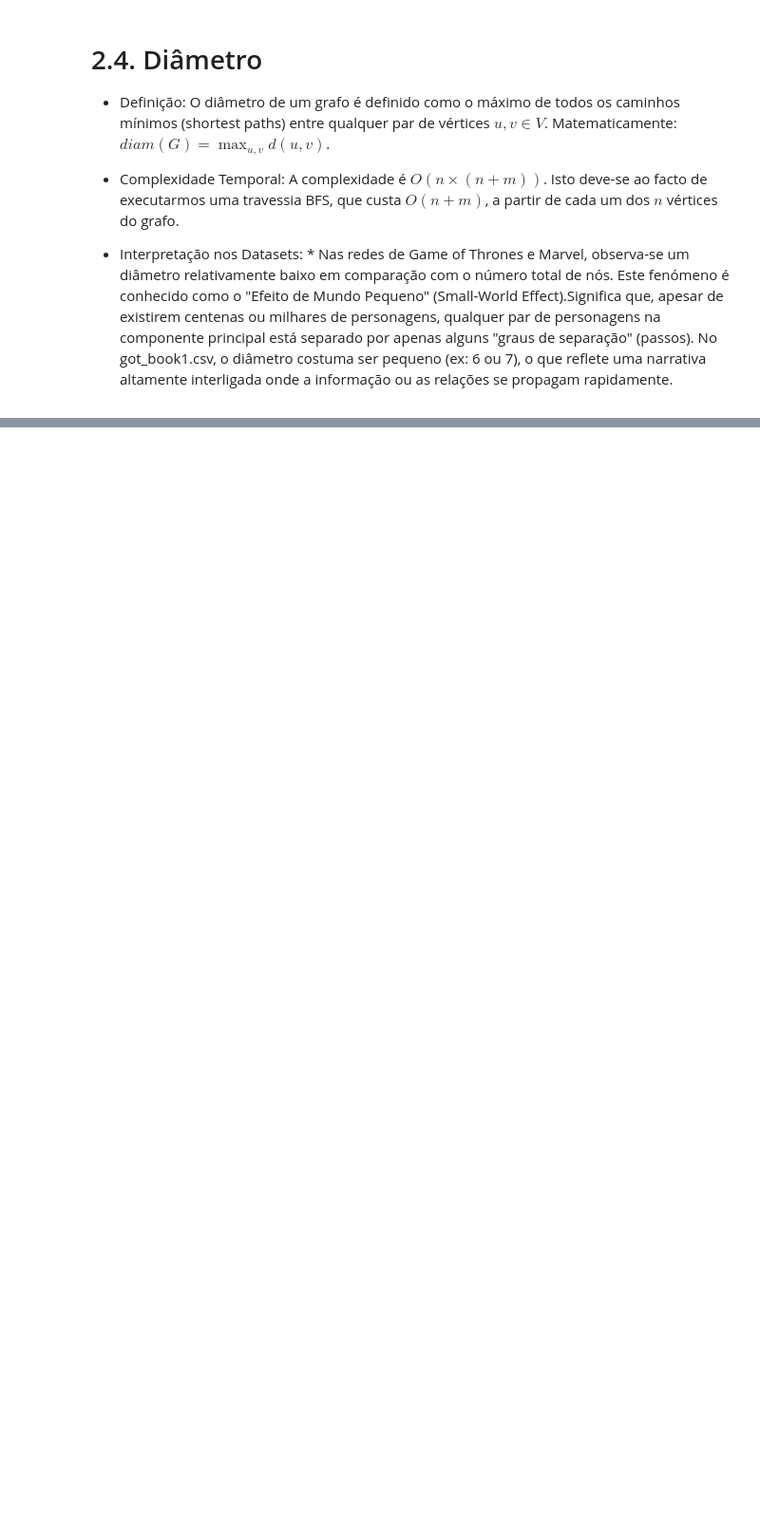
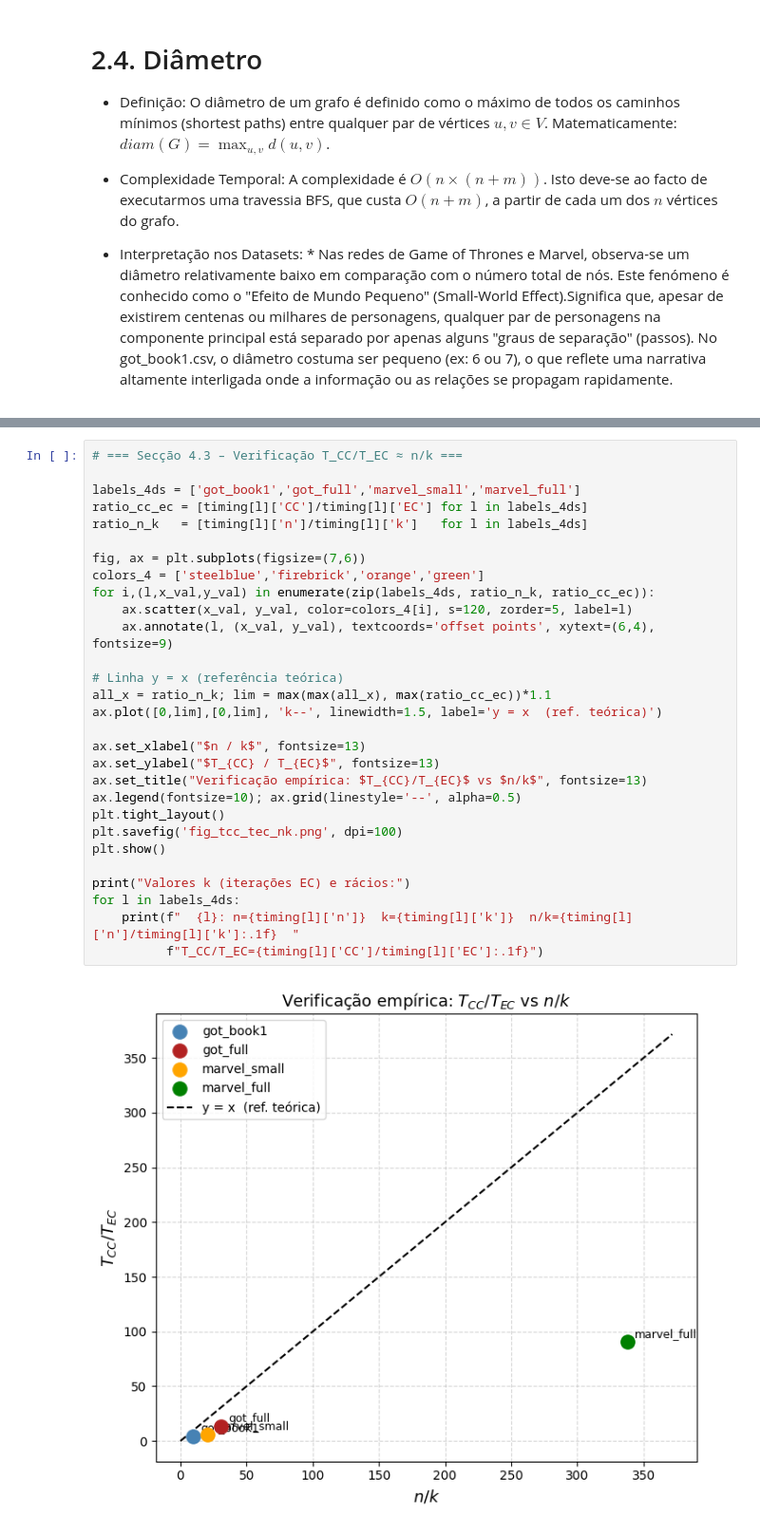
Before and after one commit to franciscoap-silva/mini_trabalho_daa, a Jupyter notebook: mini_trabalho_daa.ipynb, the cells around one changed output, grey strips where cells are left out. Shown at 95% size. Drawn from its saved outputs; the diff is of its cells as text; blank space fills up the shorter version.

```diff
--- a/mini_trabalho_daa.ipynb
+++ b/mini_trabalho_daa.ipynb
@@ -527,0 +1264,31 @@ Esta estrutura é extremamente eficiente para os datasets em estudo (Game of Thr
+# %%
+# === Secção 4.3 – Verificação T_CC/T_EC ≈ n/k ===
+
+labels_4ds = ['got_book1','got_full','marvel_small','marvel_full']
+ratio_cc_ec = [timing[l]['CC']/timing[l]['EC'] for l in labels_4ds]
+ratio_n_k   = [timing[l]['n']/timing[l]['k']   for l in labels_4ds]
+
+fig, ax = plt.subplots(figsize=(7,6))
+colors_4 = ['steelblue','firebrick','orange','green']
+for i,(l,x_val,y_val) in enumerate(zip(labels_4ds, ratio_n_k, ratio_cc_ec)):
+    ax.scatter(x_val, y_val, color=colors_4[i], s=120, zorder=5, label=l)
+    ax.annotate(l, (x_val, y_val), textcoords='offset points', xytext=(6,4), fontsize=9)
+
+# Linha y = x (referência teórica)
+all_x = ratio_n_k; lim = max(max(all_x), max(ratio_cc_ec))*1.1
+ax.plot([0,lim],[0,lim], 'k--', linewidth=1.5, label='y = x  (ref. teórica)')
+
+ax.set_xlabel("$n / k$", fontsize=13)
+ax.set_ylabel("$T_{CC} / T_{EC}$", fontsize=13)
+ax.set_title("Verificação empírica: $T_{CC}/T_{EC}$ vs $n/k$", fontsize=13)
+ax.legend(fontsize=10); ax.grid(linestyle='--', alpha=0.5)
+plt.tight_layout()
+plt.savefig('fig_tcc_tec_nk.png', dpi=100)
+plt.show()
+
+print("Valores k (iterações EC) e rácios:")
+for l in labels_4ds:
+    print(f"  {l}: n={timing[l]['n']}  k={timing[l]['k']}  n/k={timing[l]['n']/timing[l]['k']:.1f}  "
+          f"T_CC/T_EC={timing[l]['CC']/timing[l]['EC']:.1f}")
+# %% [output]
+[figure, added]
```
Also changed, not shown: parts of 38 cells of this notebook, 5 other files.
